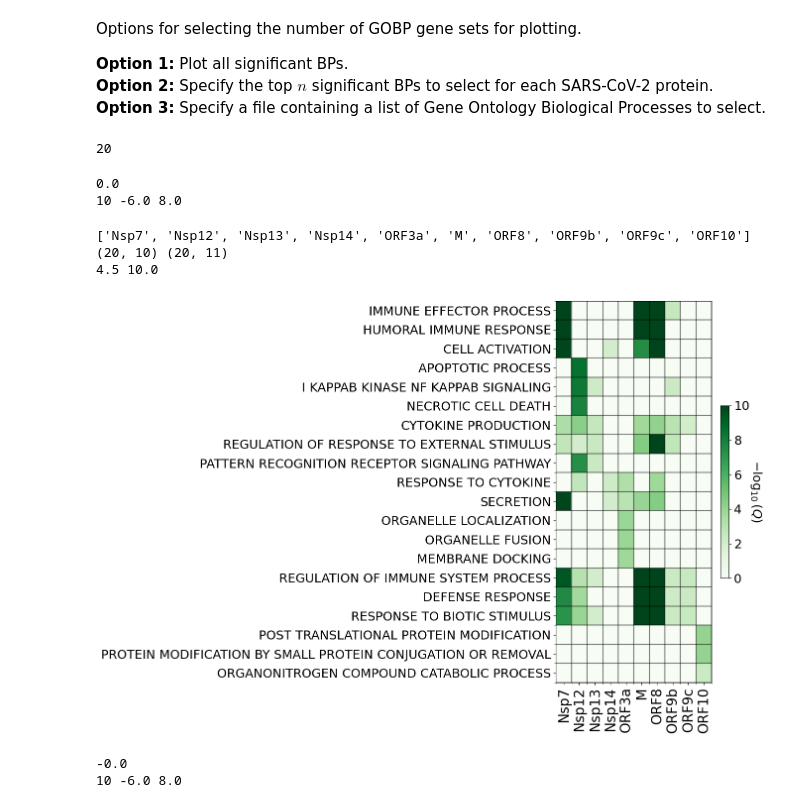
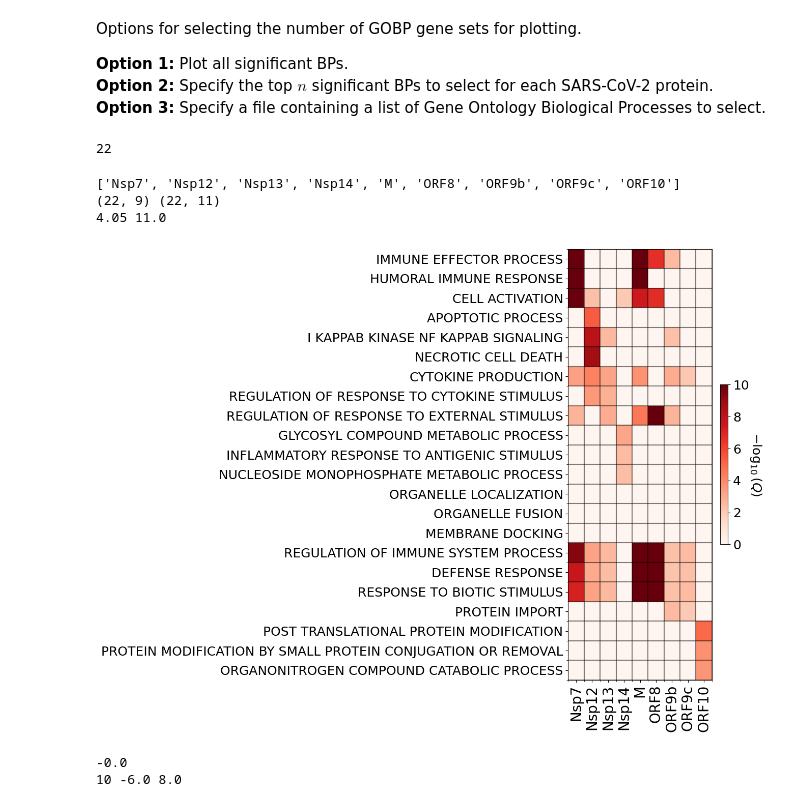
Before and after one commit to sarkar-s/CoRe, a Jupyter notebook: communicated_ORA.ipynb, the cells around one changed output. Cells and saved outputs as stored; diff of their text form; code cells hidden in the pictures.

```diff
--- a/communicated_ORA.ipynb
+++ b/communicated_ORA.ipynb
@@ -64,26 +64,6 @@ for l in all_lines:
 bp_names = pd.read_csv('GOBP_list.csv',header=None)[0].to_list()
 # %% [output]
 Total gene sets:  7481
-# %%
-go_directory = current_directory + "/Examples/GO_sets"
-os.chdir(go_directory)
-
-wf = open('BP_embedding.csv')
-all_lines = wf.readlines()
-wf.close()
-
-embed_idx = {}
-
-for l in all_lines:
-    all_values = l.rstrip('\r\n').split(',')
-
-    embed_idx[int(all_values[0])] = []
-
-    for k in all_values[1:]:
-        embed_idx[int(all_values[0])].append(int(k))
-
-
-bp_names = pd.read_csv('GOBP_list.csv',header=None)[0].to_list()
 # %% [markdown]
 Read the two sets of genes.
 
@@ -94,12 +74,11 @@ selected_pathway = 'Immune System'
 pathway_nametag = selected_pathway.replace(' ','_')
 
 network_type = 'medium-PPI'
-state_type = 'high'
+state_type = 'maxEnt'
 
 data_directory = current_directory + "/Examples/"+pathway_nametag
 os.chdir(data_directory)
 
-
 direct_interaction_set = reader.read_interactions_for_GO('SARS_CoV2-'+pathway_nametag+'_interactions.json')
 total_interaction_set = reader.read_interactions_for_GO(state_type+'-SARS_CoV2_total_'+pathway_nametag+'_'+network_type+'_interactions.json')
 # %% [markdown]
@@ -163,4 +121,4 @@ Multiple hypothesis testing using Benjamini-Hochberg (BH) correction
 q_values = {}
 
 for s_g in sources:
-    go_tags[s_g], go_names[s_g], q_values[s_g] = fnGO.compute_q_values(p_values[s_g],go_names[s_g],go_tags[s_g],0.5)
+    go_tags[s_g], go_names[s_g], q_values[s_g] = fnGO.compute_q_values(p_values[s_g],go_names[s_g],go_tags[s_g],fdr)
@@ -261,7 +201,7 @@ Options for selecting the number of GOBP gene sets for plotting. <br>
 **Option 2:** Specify the top $n$ significant BPs to select for each SARS-CoV-2 protein. <br>
 **Option 3:** Specify a file containing a list of Gene Ontology Biological Processes to select. <br>
 # %%
-plot_option = 3#'high-selected_gos-top3.csv'
+plot_option = 'high-selected_gos-top3.csv'
 
 if plot_option==np.inf:
     selected_gos = []
@@ -290,7 +230,7 @@ else:
 
 print(len(selected_gos))
 # %% [output]
-20
+22
 # %%
 total_q = (math.log10(1))*np.ones(shape=(len(selected_gos),len(sources)))
 q_matrix = np.zeros(shape=(len(selected_gos),len(sources)))
@@ -322,13 +262,6 @@ np.savetxt(state_type+'-q_mat-H.csv',q_matrix,delimiter=',')
 c_max = 10#min(np.max(total_q),10.0)
 r = c_max + math.log10(fdr)
 c_min = -math.log10(fdr) - r
-
-print(np.min(total_q))
-
-print(c_max,c_min,r)
-# %% [output]
-0.0
-10 -6.0 8.0
 # %%
 pixel_width = 0.5
 
@@ -362,29 +295,29 @@ w = 0.9*pixel_width*len(non_zero_short_sars)
 
 print(w,l)
 # %% [output]
-['Nsp7', 'Nsp12', 'Nsp13', 'Nsp14', 'ORF3a', 'M', 'ORF8', 'ORF9b', 'ORF9c', 'ORF10']
-(20, 10) (20, 11)
-4.5 10.0
+['Nsp7', 'Nsp12', 'Nsp13', 'Nsp14', 'M', 'ORF8', 'ORF9b', 'ORF9c', 'ORF10']
+(22, 9) (22, 11)
+4.05 11.0
 # %%
 fig, ax = plt.subplots(figsize=(w,l))
 
-plt.imshow(non_zero_q,cmap=cm.Greens,aspect='auto',vmin=0,vmax=c_max)
+plt.imshow(non_zero_q,cmap=cm.Reds,aspect='auto',vmin=0,vmax=c_max)
 
 cbar = plt.colorbar(fraction=0.05,pad=0.05)
 
 ax.set_xticks(np.arange(0,len(non_zero_short_sars)))
 ax.set_xticklabels(non_zero_short_sars,fontsize=20,rotation=90)
 
 ax.set_yticks(np.arange(0,len(selected_gos)))
 ax.set_yticklabels(selected_gos,fontsize=18)
 
 cbar.set_label(r'$-\log_{10}$($Q$)',fontsize=18,rotation=-90,labelpad=20)
 cbar.ax.tick_params(labelsize=18)
 
 ax.set_xticks(np.arange(-.5, len(non_zero_short_sars), 1), minor=True)
 ax.set_yticks(np.arange(-.5, len(selected_gos), 1), minor=True)
 
 ax.grid(which='minor', color='black', linestyle='-', linewidth=1.5, alpha=0.5)
 # %% [output]
-[figure, old version]
+[figure, new version]
 # %%
```
Also changed, not shown: parts of 8 cells of this notebook, 42 other files.
